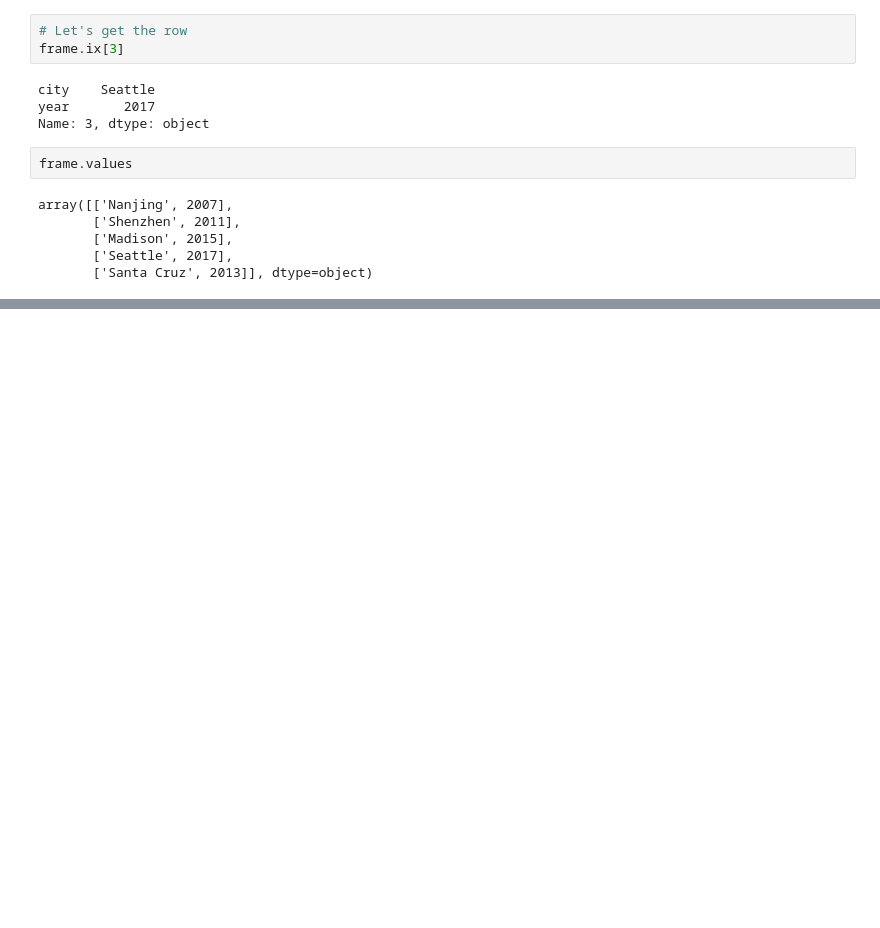
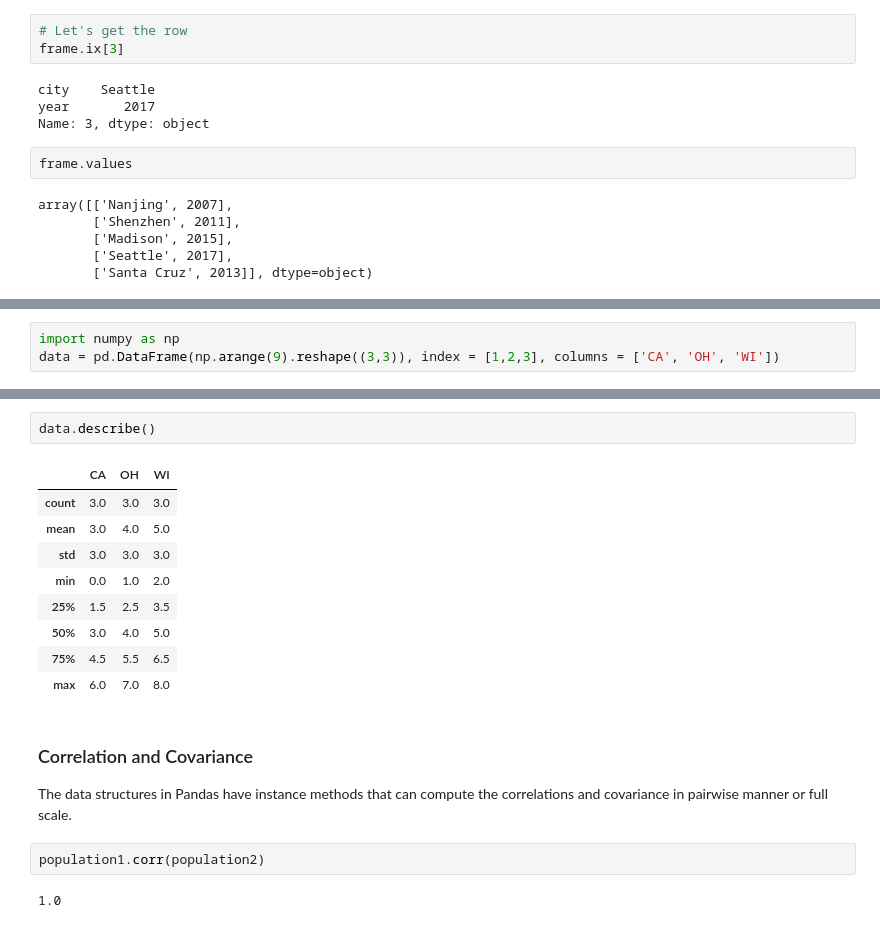
Before and after one commit to dolremi/Python-Notes, a Jupyter notebook: Pandas/Data_Structure.ipynb, the cells around one changed output, grey strips where cells are left out. Drawn from its saved outputs; the diff is of its cells as text; blank space fills up the shorter version.

Commit message:
Add more information on the data structure

```diff
--- a/Pandas/Data_Structure.ipynb
+++ b/Pandas/Data_Structure.ipynb
@@ -129,0 +233,3 @@ array([['Nanjing', 2007],
+# %%
+import numpy as np
+data = pd.DataFrame(np.arange(9).reshape((3,3)), index = [1,2,3], columns = ['CA', 'OH', 'WI'])
@@ -129,0 +394,19 @@ array([['Nanjing', 2007],
+# %%
+data.describe()
+# %% [output]
+|  | CA | OH | WI |
+| count | 3.0 | 3.0 | 3.0 |
+| mean | 3.0 | 4.0 | 5.0 |
+| std | 3.0 | 3.0 | 3.0 |
+| min | 0.0 | 1.0 | 2.0 |
+| 25% | 1.5 | 2.5 | 3.5 |
+| 50% | 3.0 | 4.0 | 5.0 |
+| 75% | 4.5 | 5.5 | 6.5 |
+| max | 6.0 | 7.0 | 8.0 |
+# %% [markdown]
+### Correlation and Covariance
+The data structures in Pandas have instance methods that can compute the correlations and covariance in pairwise manner or full scale.
+# %%
+population1.corr(population2)
+# %% [output]
+1.0
```
Also changed, not shown: parts of 68 cells of this notebook.
